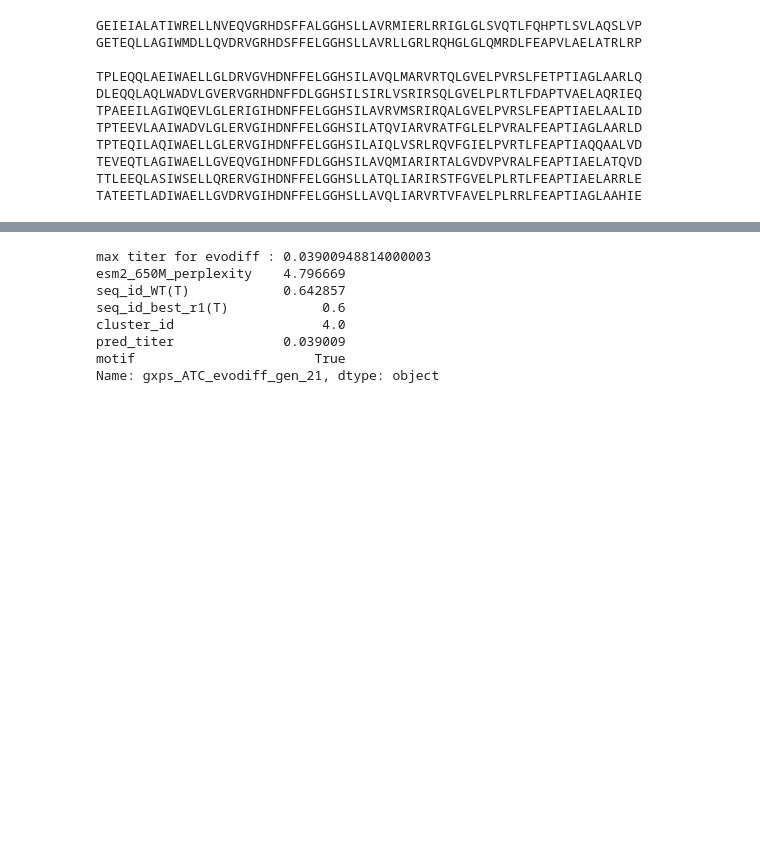
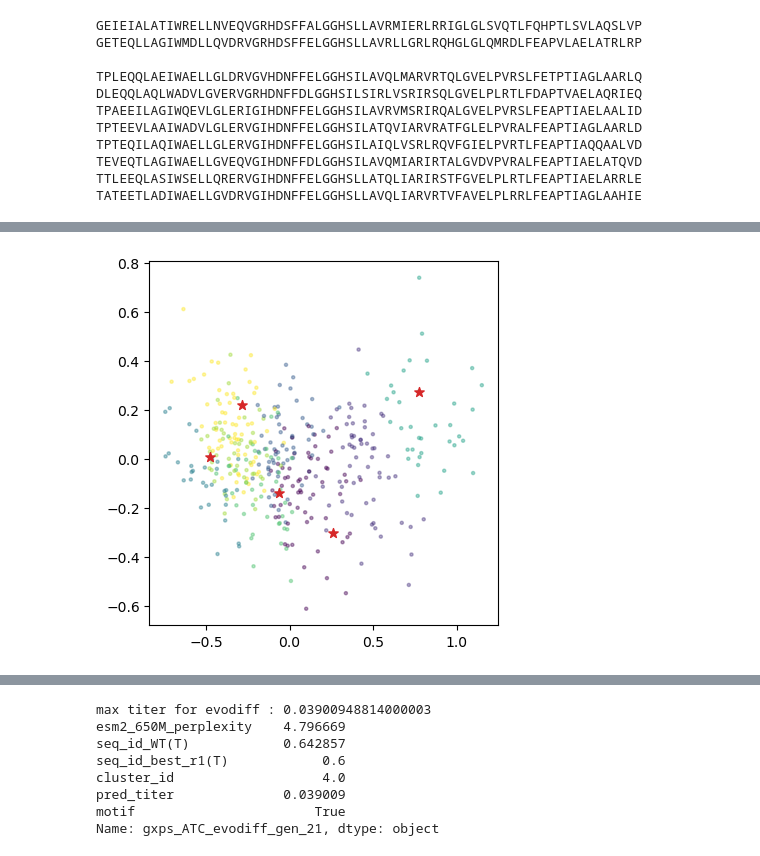
Before and after one commit to kevingeo11/DomainPrediction, a Jupyter notebook: src/notebooks/round_2_work.ipynb, the cells around one changed output, grey strips where cells are left out. Cells and saved outputs as stored; diff of their text form; code cells hidden in the pictures; blank space fills up the shorter version.

```diff
--- a/src/notebooks/round_2_work.ipynb
+++ b/src/notebooks/round_2_work.ipynb
@@ -389,6 +436,10 @@ with open(os.path.join(data_path, 'esm3_400_metadata.json')) as f:
     esm3_meta = json.load(f)
 esm3_meta = pd.DataFrame(esm3_meta).T
 
+with open(os.path.join(data_path, 'esm3_str_400_metadata.json')) as f:
+    esm3_str_meta = json.load(f)
+esm3_str_meta = pd.DataFrame(esm3_str_meta).T
+
 with open(os.path.join(data_path, 'evodiff_400_metadata.json')) as f:
     evodiff_meta = json.load(f)
 evodiff_meta = pd.DataFrame(evodiff_meta).T
@@ -607,0 +862,22 @@ plt.show()
+# %%
+esm3_str_selected = [
+ 'gxps_ATC_esm3_str_temp_0.5_gen_323',
+#  'gxps_ATC_esm3_str_temp_0.5_gen_348',
+#  'gxps_ATC_esm3_str_temp_0.5_gen_226',
+ 'gxps_ATC_esm3_str_temp_0.5_gen_365',
+ 'gxps_ATC_esm3_str_temp_0.5_gen_314',
+ 'gxps_ATC_esm3_str_temp_0.5_gen_53',
+#  'gxps_ATC_esm3_str_temp_0.5_gen_346',
+ 'gxps_ATC_esm3_str_temp_0.5_gen_170'
+ ]
+# %%
+pca = PCA(n_components=2)
+
+fig, ax = plt.subplots(1,1, figsize=(4,4), layout="constrained")
+reduced_embeddings = pca.fit_transform(esm3_str_embeddings)
+ax.scatter(reduced_embeddings[:, 0], reduced_embeddings[:, 1], s=5, c=esm3_str_meta['cluster_id'], alpha=0.4)
+mask = esm3_str_meta.index.isin(esm3_str_selected)
+ax.scatter(reduced_embeddings[mask, 0], reduced_embeddings[mask, 1], s=50, c='tab:red', marker='*')
+plt.show()
+# %% [output]
+[figure, added]
```
Also changed, not shown: parts of 51 cells of this notebook, 11 other files.
